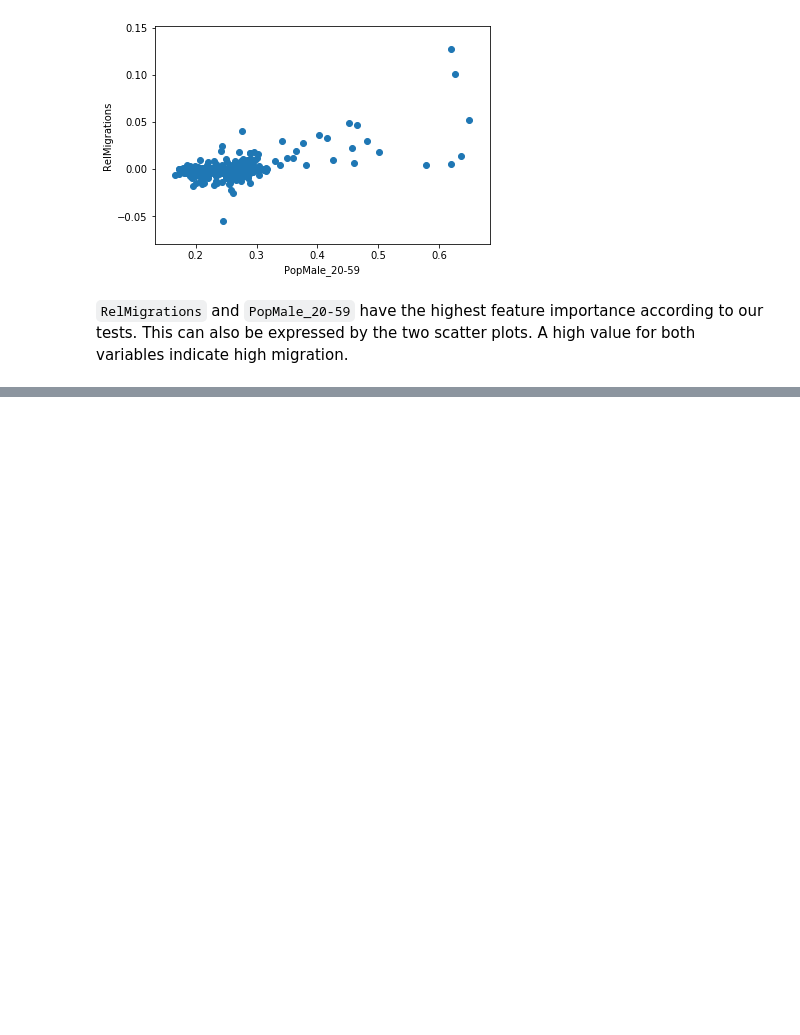
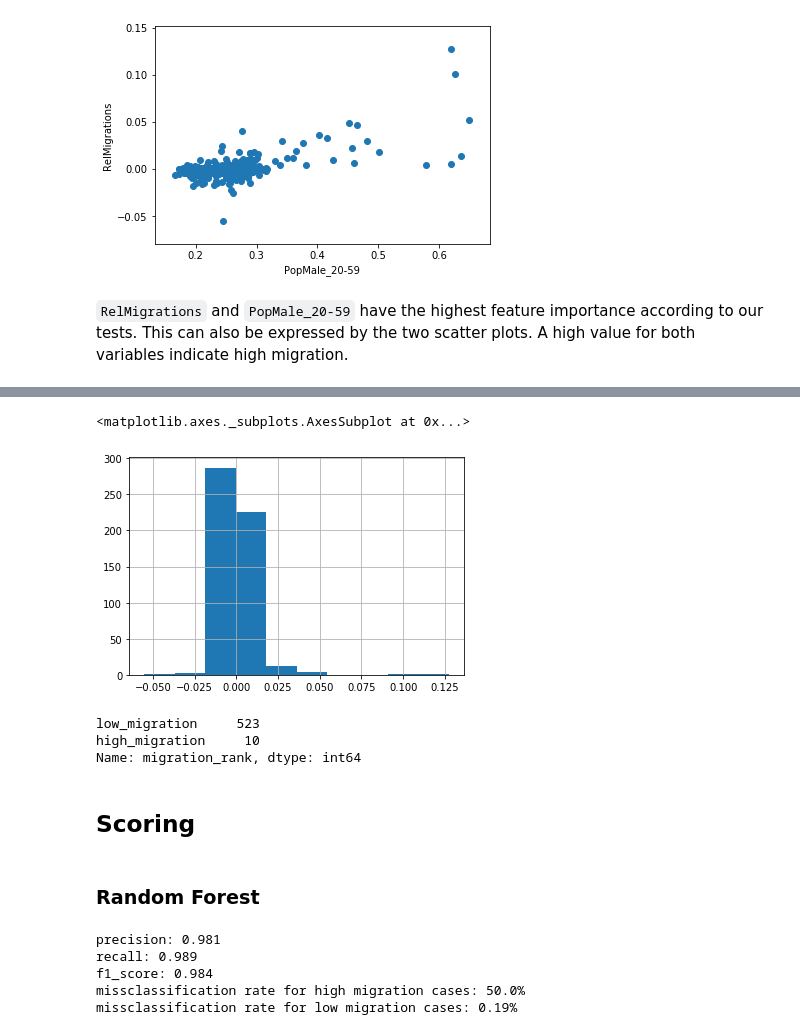
Before and after one commit to oStritze/dopp3, a Jupyter notebook: src/total.ipynb, the cells around one changed output, grey strips where cells are left out. Drawn from its saved outputs; the diff is of its cells as text; code cells hidden in the pictures; blank space fills up the shorter version.

Commit message:
finished total.ipynb

```diff
--- a/src/total.ipynb
+++ b/src/total.ipynb
@@ -349,0 +431,16 @@ plt.show()
+# %%
+small_set["RelMigrations"].hist()
+# %% [output]
+<matplotlib.axes._subplots.AxesSubplot at 0x...>
+[figure, added]
+# %%
+conditions = [
+    (small_set['RelMigrations'] >= 0.03),
+    (small_set['RelMigrations'] < 0.03)]
+choices = ['high_migration', 'low_migration']
+small_set['migration_rank'] = np.select(conditions, choices, default='low_migration')
+small_set["migration_rank"].value_counts()
+# %% [output]
+low_migration     523
+high_migration     10
+Name: migration_rank, dtype: int64
@@ -349,0 +452,2 @@ plt.show()
+# %% [markdown]
+## Scoring
@@ -349,0 +493,17 @@ plt.show()
+# %% [markdown]
+### Random Forest
+# %%
+precision, recall, f1, confusion_high, confusion_low = do_crossval(X, y, RandomForestClassifier(n_estimators=1000,
+                                                                                                class_weight="balanced"))
+print("precision: " + str(precision) +
+      "\nrecall: " + str(recall) +
+      "\nf1_score: " + str(f1) +
+      "\nmissclassification rate for high migration cases: " + str(round(confusion_high / total_high_migration * 100, 2)) + "%" +
+      "\nmissclassification rate for low migration cases: " + str(round(confusion_low / total_low_migration * 100, 2)) + "%"
+     )
+# %% [output]
+precision: 0.981
+recall: 0.989
+f1_score: 0.984
+missclassification rate for high migration cases: 50.0%
+missclassification rate for low migration cases: 0.19%
```
Also changed, not shown: parts of 19 cells of this notebook, 1 other file.
